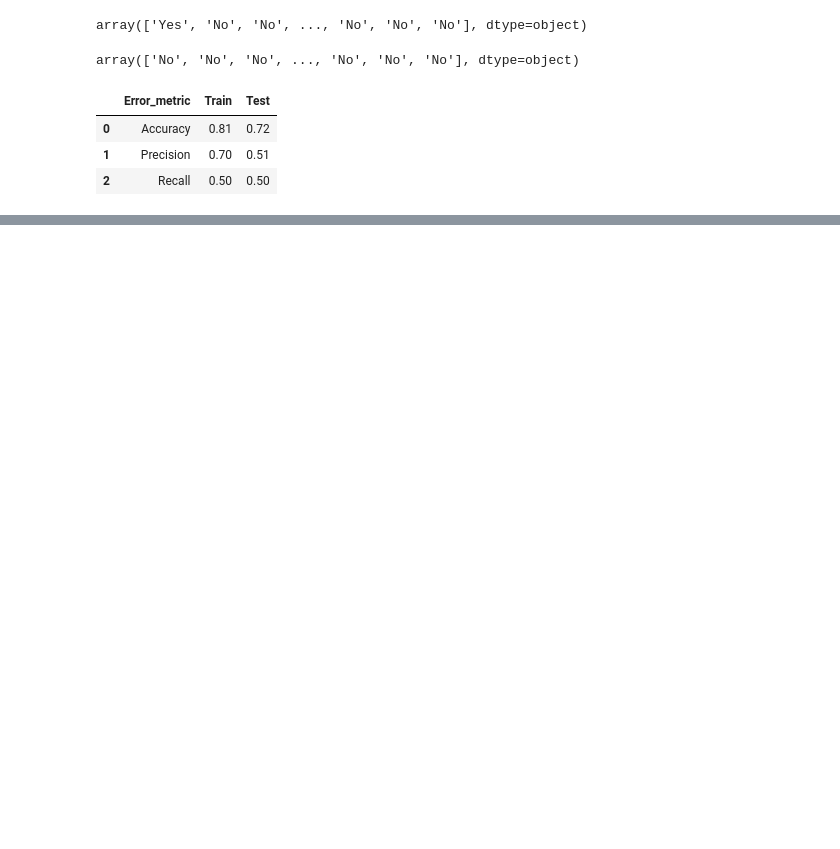
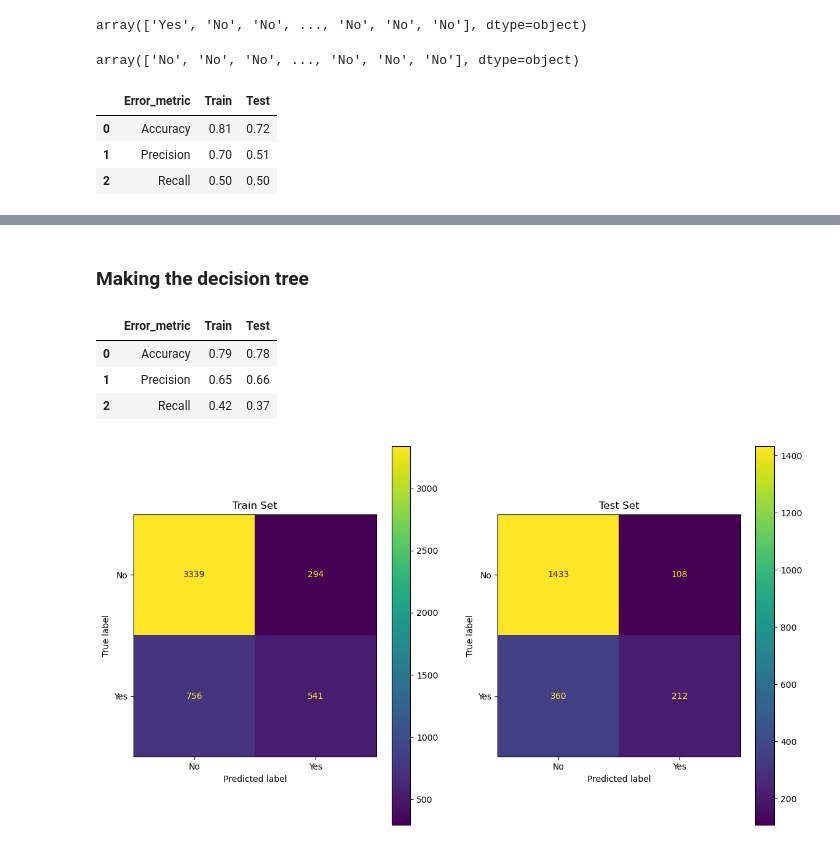
Before and after one commit to MonikaRadominska/MonikaLabs, a Jupyter notebook: Week 7/Supervised_Learning_KNN_Classification_MR_Lab.ipynb, the cells around one changed output, grey strips where cells are left out. Saved outputs shown, nothing was run; the diff lists cells and outputs as text; code cells hidden in the pictures; blank space fills up the shorter version.

```diff
--- a/Week 7/Supervised_Learning_KNN_Classification_MR_Lab.ipynb
+++ b/Week 7/Supervised_Learning_KNN_Classification_MR_Lab.ipynb
@@ -285,0 +401,2 @@ error_metrics_df
+# %% [markdown]
+### Making the decision tree
@@ -285,0 +410,45 @@ error_metrics_df
+# %%
+from sklearn.metrics import accuracy_score, precision_score, recall_score, confusion_matrix
+from sklearn.metrics import plot_confusion_matrix
+
+X_train, X_test, y_train, y_test = train_test_split(X, y, test_size=0.30, random_state=11)
+
+# Bear in mind that sklearn uses a different function for decission trees used for
+# classification ( to predict a categorical feature ): DecisionTreeClassifier()
+model = DecisionTreeClassifier(max_depth=3)
+
+model.fit(X_train, y_train)
+
+y_pred_train_dt = model.predict(X_train)
+y_pred_test_dt = model.predict(X_test)
+
+
+performance_df = pd.DataFrame({'Error_metric': ['Accuracy','Precision','Recall'],
+                               'Train': [accuracy_score(y_train, y_pred_train_dt),
+                                         precision_score(y_train, y_pred_train_dt, pos_label='Yes'),
+                                         recall_score(y_train, y_pred_train_dt, pos_label='Yes')],
+                               'Test': [accuracy_score(y_test, y_pred_test_dt),
+                                        precision_score(y_test, y_pred_test_dt, pos_label='Yes'),
+                                        recall_score(y_test, y_pred_test_dt, pos_label='Yes')]})
+
+display(performance_df)
+
+fig, ax = plt.subplots(1,2, figsize=(14,8))
+
+
+#print("Confusion matrix for the train set")
+#print(confusion_matrix(y_train,y_pred_train_dt).T)
+plot_confusion_matrix(model,X_train,y_train,ax=ax[0], values_format = 'd')
+ax[0].title.set_text("Train Set")
+
+#print("Confusion matrix for the test set")
+
+#print(confusion_matrix(y_test,y_pred_test_dt).T)
+plot_confusion_matrix(model,X_test,y_test,ax=ax[1],values_format = 'd')
+ax[1].title.set_text("Test Set")
+# %% [output]
+|  | Error_metric | Train | Test |
+| 0 | Accuracy | 0.79 | 0.78 |
+| 1 | Precision | 0.65 | 0.66 |
+| 2 | Recall | 0.42 | 0.37 |
+[figure, added]
```
Also changed, not shown: parts of 23 cells of this notebook.
